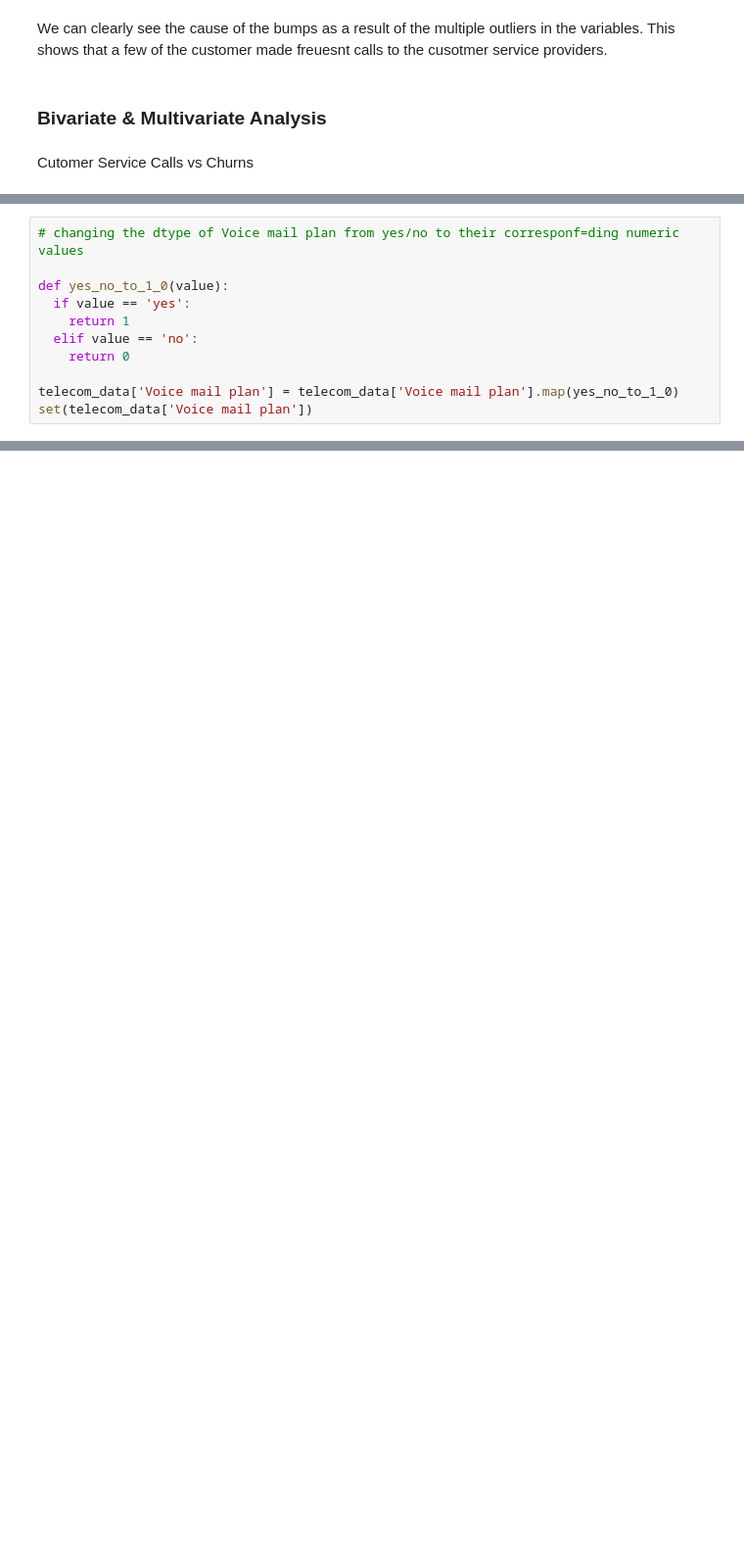
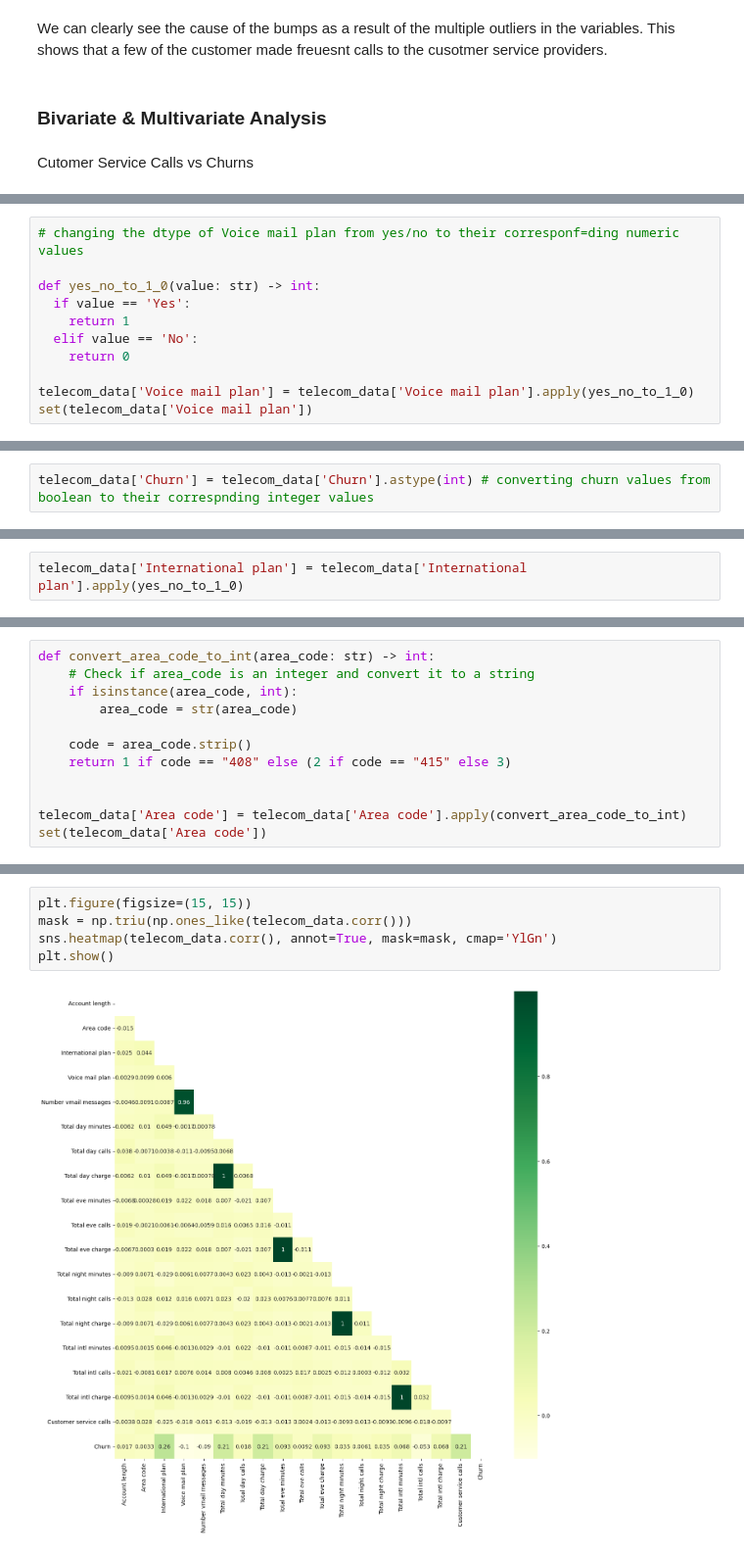
Before and after one commit to juliusmarkwei/Telecom-Churn, a Jupyter notebook: Telecom_Churn.ipynb, the cells around one changed output, grey strips where cells are left out. Shown at 98% size. Saved outputs shown, nothing was run; the diff lists cells and outputs as text; blank space fills up the shorter version.

```diff
--- a/Telecom_Churn.ipynb
+++ b/Telecom_Churn.ipynb
@@ -223,12 +228,12 @@ Cutomer Service Calls vs Churns
 # %%
 # changing the dtype of Voice mail plan from yes/no to their corresponf=ding numeric values
 
-def yes_no_to_1_0(value):
-  if value == 'yes':
+def yes_no_to_1_0(value: str) -> int:
+  if value == 'Yes':
     return 1
-  elif value == 'no':
+  elif value == 'No':
     return 0
 
-telecom_data['Voice mail plan'] = telecom_data['Voice mail plan'].map(yes_no_to_1_0)
+telecom_data['Voice mail plan'] = telecom_data['Voice mail plan'].apply(yes_no_to_1_0)
 set(telecom_data['Voice mail plan'])
 # %% [output]
@@ -235,0 +241,2 @@ set(telecom_data['Voice mail plan'])
+# %%
+telecom_data['Churn'] = telecom_data['Churn'].astype(int) # converting churn values from boolean to their correspnding integer values
@@ -246,0 +267,2 @@ Index(['State', 'Account length', 'Area code', 'International plan',
+# %%
+telecom_data['International plan'] = telecom_data['International plan'].apply(yes_no_to_1_0)
@@ -246,0 +273,12 @@ Index(['State', 'Account length', 'Area code', 'International plan',
+# %%
+def convert_area_code_to_int(area_code: str) -> int:
+    # Check if area_code is an integer and convert it to a string
+    if isinstance(area_code, int):
+        area_code = str(area_code)
+
+    code = area_code.strip()
+    return 1 if code == "408" else (2 if code == "415" else 3)
+
+
+telecom_data['Area code'] = telecom_data['Area code'].apply(convert_area_code_to_int)
+set(telecom_data['Area code'])
@@ -246,0 +287,7 @@ Index(['State', 'Account length', 'Area code', 'International plan',
+# %%
+plt.figure(figsize=(15, 15))
+mask = np.triu(np.ones_like(telecom_data.corr()))
+sns.heatmap(telecom_data.corr(), annot=True, mask=mask, cmap='YlGn')
+plt.show()
+# %% [output]
+[figure, added]
```
Also changed, not shown: parts of 9 cells of this notebook.
